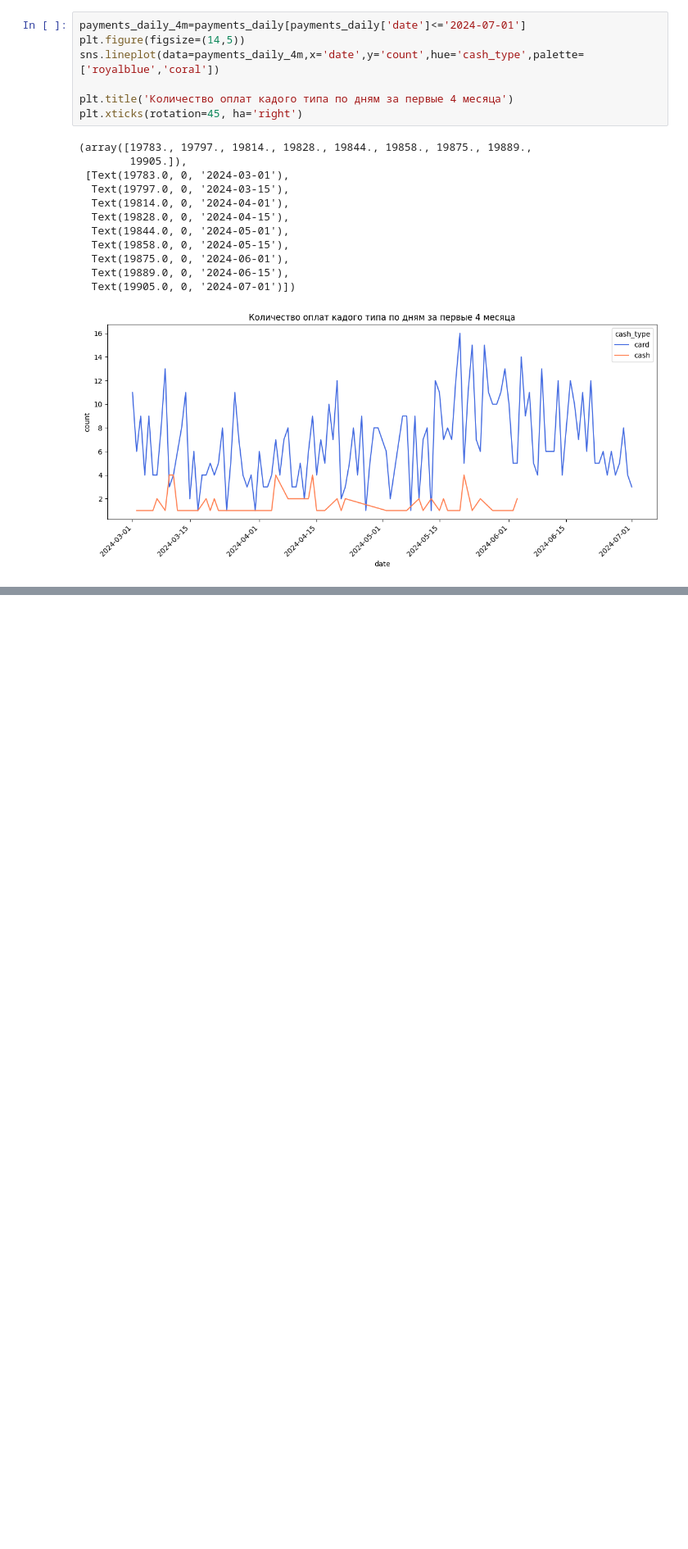
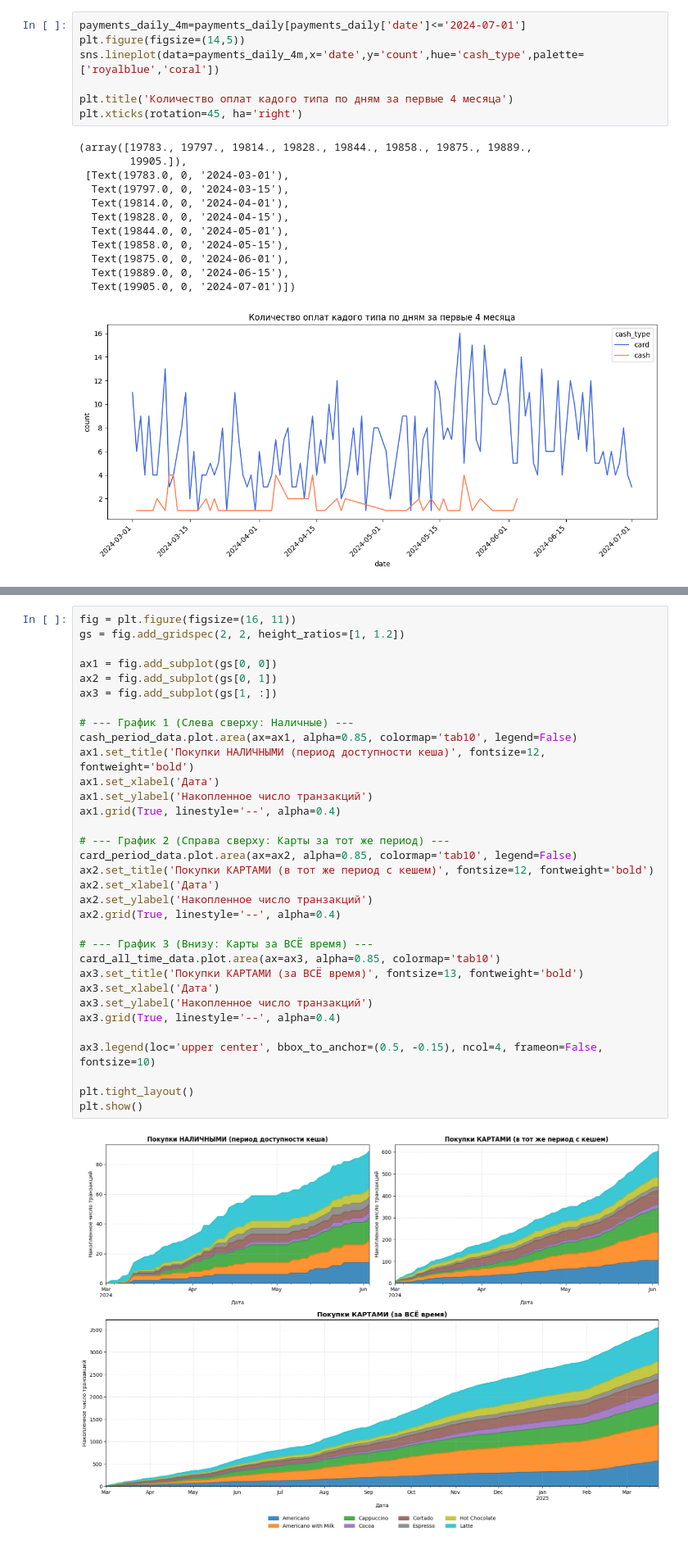
Before and after one commit to prodavec-svg/Coffee-sales-eda, a Jupyter notebook: notebooks/main.ipynb, the cells around one changed output, grey strips where cells are left out. Shown at 82% size. Drawn from its saved outputs; the diff is of its cells as text; blank space fills up the shorter version.

```diff
--- a/notebooks/main.ipynb
+++ b/notebooks/main.ipynb
@@ -116,0 +161,35 @@ plt.xticks(rotation=45, ha='right')
+# %%
+fig = plt.figure(figsize=(16, 11))
+gs = fig.add_gridspec(2, 2, height_ratios=[1, 1.2])
+
+ax1 = fig.add_subplot(gs[0, 0])
+ax2 = fig.add_subplot(gs[0, 1])
+ax3 = fig.add_subplot(gs[1, :])
+
+# --- График 1 (Слева сверху: Наличные) ---
+cash_period_data.plot.area(ax=ax1, alpha=0.85, colormap='tab10', legend=False)
+ax1.set_title('Покупки НАЛИЧНЫМИ (период доступности кеша)', fontsize=12, fontweight='bold')
+ax1.set_xlabel('Дата')
+ax1.set_ylabel('Накопленное число транзакций')
+ax1.grid(True, linestyle='--', alpha=0.4)
+
+# --- График 2 (Справа сверху: Карты за тот же период) ---
+card_period_data.plot.area(ax=ax2, alpha=0.85, colormap='tab10', legend=False)
+ax2.set_title('Покупки КАРТАМИ (в тот же период с кешем)', fontsize=12, fontweight='bold')
+ax2.set_xlabel('Дата')
+ax2.set_ylabel('Накопленное число транзакций')
+ax2.grid(True, linestyle='--', alpha=0.4)
+
+# --- График 3 (Внизу: Карты за ВСЁ время) ---
+card_all_time_data.plot.area(ax=ax3, alpha=0.85, colormap='tab10')
+ax3.set_title('Покупки КАРТАМИ (за ВСЁ время)', fontsize=13, fontweight='bold')
+ax3.set_xlabel('Дата')
+ax3.set_ylabel('Накопленное число транзакций')
+ax3.grid(True, linestyle='--', alpha=0.4)
+
+ax3.legend(loc='upper center', bbox_to_anchor=(0.5, -0.15), ncol=4, frameon=False, fontsize=10)
+
+plt.tight_layout()
+plt.show()
+# %% [output]
+[figure, added]
```
Also changed, not shown: parts of 5 cells of this notebook, 1 other file.
